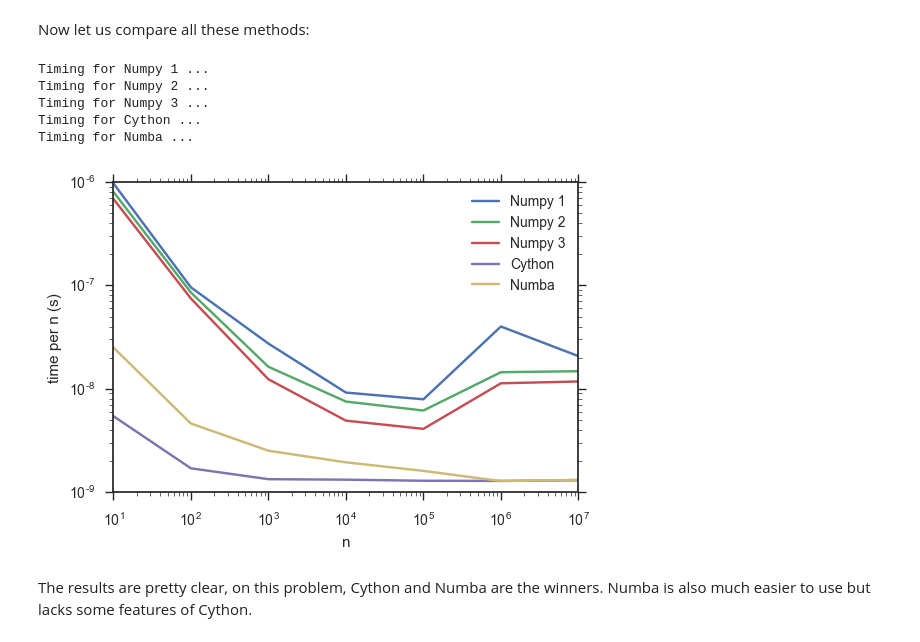
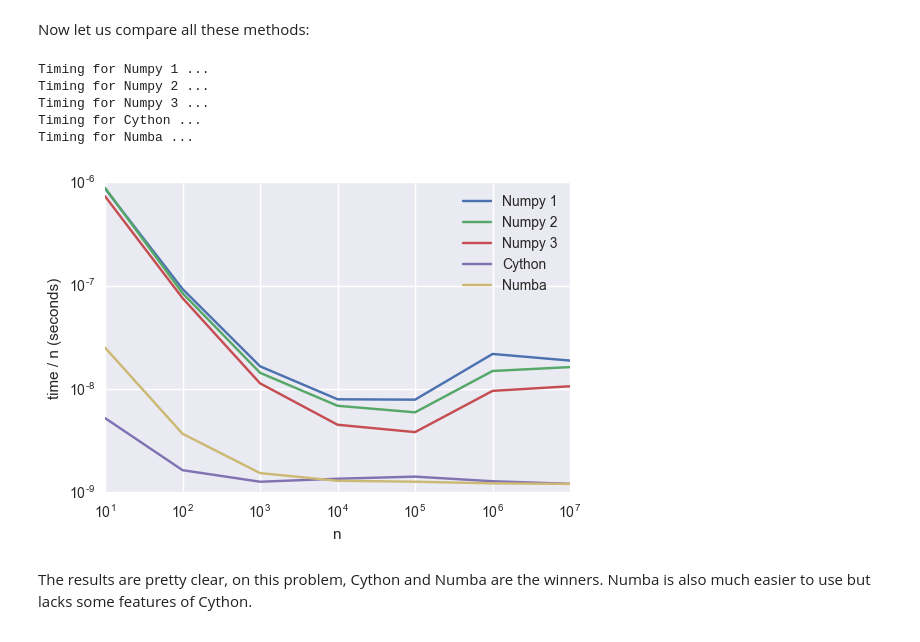
Before and after one commit to pierreablin/python-sessions, a Jupyter notebook: fast_python.ipynb, the cells around one changed output. Cells and saved outputs as stored; diff of their text form; code cells hidden in the pictures.

```diff
--- a/fast_python.ipynb
+++ b/fast_python.ipynb
@@ -89,7 +92,9 @@ def wallis4(n):
     tmp = np.arange(1, n, dtype=float)  # Use float instead of integer to avoid type conversion
     tmp *= tmp  # Legend has it that it is the fastest way to square
     tmp *= 4.
-    tmp /= tmp - 1.
+    tmp -= 1.
+    np.reciprocal(tmp, out=tmp)
+    tmp += 1.
     return 2. * np.prod(tmp)
 
 %timeit wallis3(10000)  # Vectorized without unecessary computations
@@ -180,35 +192,34 @@ Now let us compare all these methods:
 # %%
 %matplotlib inline
 import matplotlib.pyplot as plt
 import seaborn as sns; sns.set()
-sns.set_style("ticks")
 sns.color_palette("colorblind")
 # Use seaborn to have instantly beautiful plots !
 
 functions = [wallis2, wallis3, wallis4, wallis5, wallis6]
 names = ['Numpy 1', 'Numpy 2', 'Numpy 3', 'Cython', 'Numba']
 n_list = np.logspace(1, 7, num=7, dtype=int)
 
 
 plt.figure()
 for function, name in zip(functions, names):
     print('Timing for %s ...' % name)
     times = []
     for n in n_list:
         t = %timeit -oq function(n)
         times.append(t.best / float(n))
     plt.loglog(n_list, times, label=name)
 plt.xlabel('n')
-plt.ylabel('time per n (s)')
+plt.ylabel('time / n (seconds)')
 plt.legend(loc='upper right')
 plt.show()
 # %% [output]
 Timing for Numpy 1 ...
 Timing for Numpy 2 ...
 Timing for Numpy 3 ...
 Timing for Cython ...
 Timing for Numba ...
-[figure, old version]
+[figure, new version]
 # %% [markdown]
 The results are pretty clear, on this problem, Cython and Numba are the winners. Numba is also much easier to use but lacks some features of Cython.
 # %% [markdown]
```
Also changed, not shown: parts of 15 cells of this notebook.
